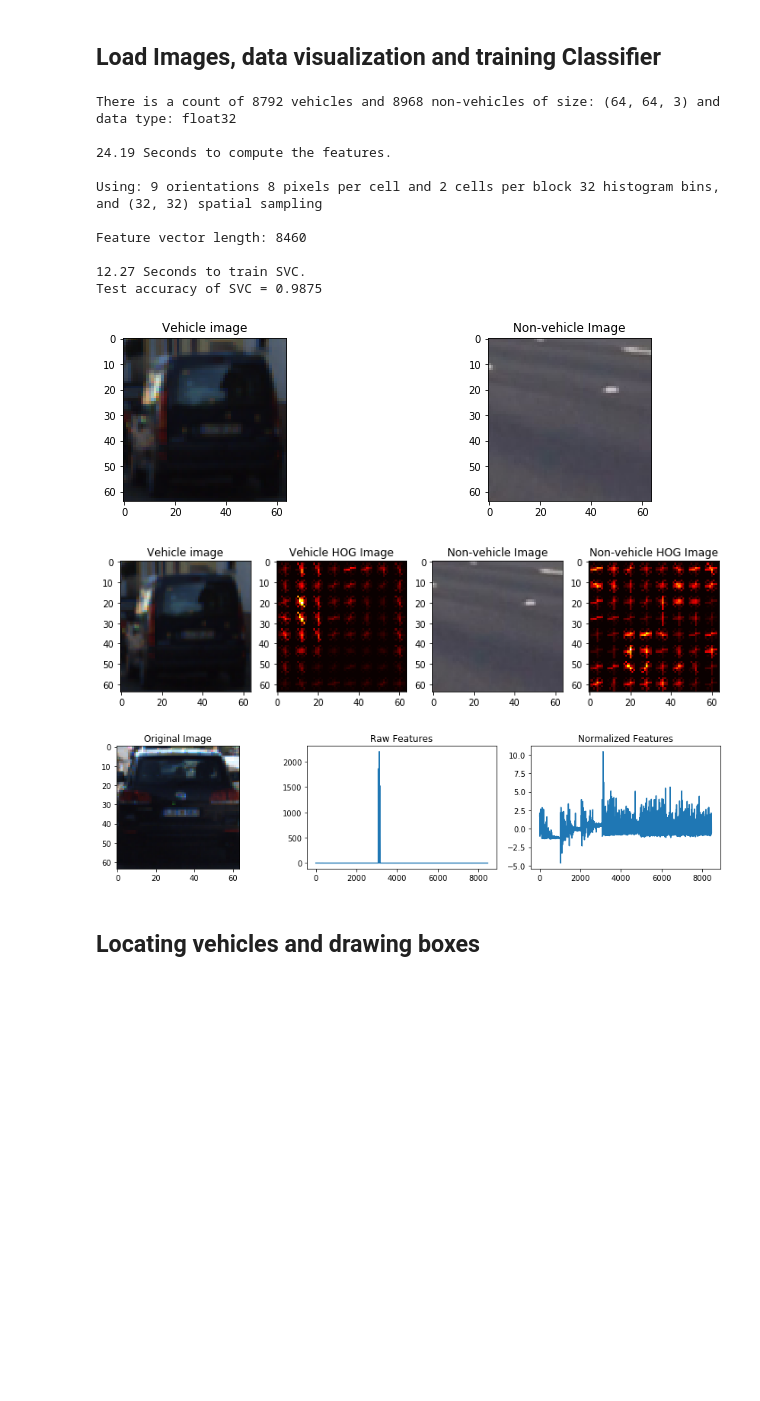
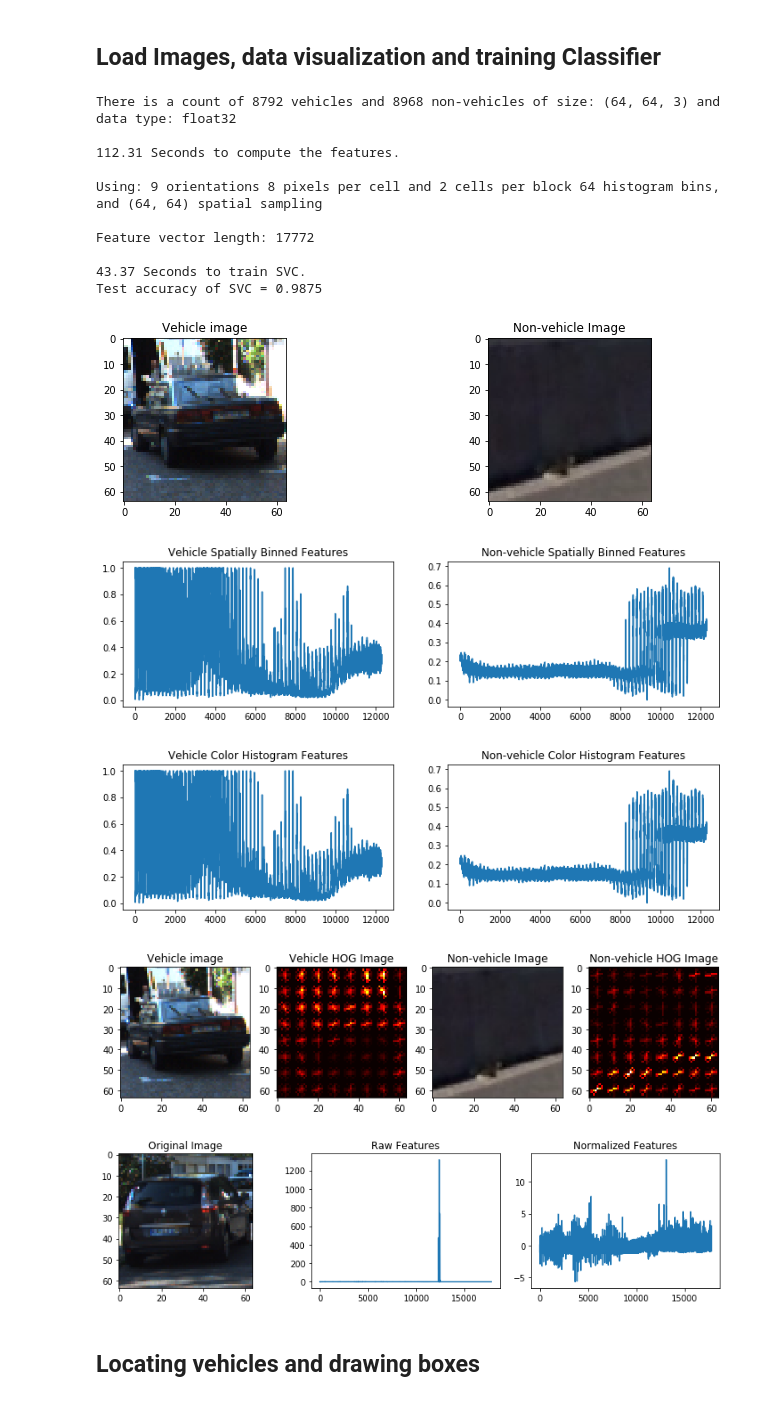
Before and after one commit to Abhaycl/CarND_P5_Vehicle_Detection, a Jupyter notebook: P5.ipynb, the cells around one changed output. Drawn from its saved outputs; the diff is of its cells as text; code cells hidden in the pictures; blank space fills up the shorter version.

```diff
--- a/P5.ipynb
+++ b/P5.ipynb
@@ -738,8 +740,8 @@ pix_per_cell = 8
 cell_per_block = 2
 cspace = 'YCrCb' # Can be GRAY, RGB, HSV, LUV, HLS, YUV, YCrCb
 hog_channel = 1  # Can be 0, 1, 2, or 'ALL'
-spatial_size = (32, 32)  # Dimensions
-hist_bins = 32  # Number of histograms
+spatial_size = (64, 64)  # Dimensions
+hist_bins = 64  # Number of histograms
 spatial_feat = True  # True/False
 hist_feat = True  # True/False
 hog_feat = True  # True/False
@@ -776,6 +778,37 @@ images = [vehicle_image, nonvehicle_image]
 titles = ['Vehicle image', 'Non-vehicle Image']
 fig = plt.figure(figsize = (12, 3))
 visual(fig, 1, 2, images, titles)
+plt.savefig('ouput_images/vehicle_nonvehicle_img.jpg')
+
+
+# Spatial binnning
+vehicle_binning = bin_spatial(vehicle_image, spatial_size)
+nonvehicle_binning = bin_spatial(nonvehicle_image, spatial_size)
+
+# Plot features
+fig = plt.figure(figsize = (12, 3))
+plt.subplot(121)
+plt.plot(vehicle_binning)
+plt.title('Vehicle Spatially Binned Features')
+plt.subplot(122)
+plt.plot(nonvehicle_binning)
+plt.title('Non-vehicle Spatially Binned Features')
+plt.savefig('ouput_images/spatial-binned_img.jpg')
+
+
+#color histogram
+vehicle_color_hist = color_hist(vehicle_image, hist_bins)
+nonvehicle_color_hist = color_hist(nonvehicle_image, hist_bins)
+
+# Plot features
+fig = plt.figure(figsize = (12, 3))
+plt.subplot(121)
+plt.plot(vehicle_binning)
+plt.title('Vehicle Color Histogram Features')
+plt.subplot(122)
+plt.plot(nonvehicle_binning)
+plt.title('Non-vehicle Color Histogram Features')
+plt.savefig('ouput_images/color-histogram_img.jpg')
 
 
 vehicle_features, vehicle_hog_image = single_img_features(vehicle_image, cspace = cspace,
@@ -797,6 +830,7 @@ images = [vehicle_image, vehicle_hog_image, nonvehicle_image, nonvehicle_hog_ima
 titles = ['Vehicle image', 'Vehicle HOG Image', 'Non-vehicle Image', 'Non-vehicle HOG Image']
 fig = plt.figure(figsize = (12, 3))
 visual(fig, 1, 4, images, titles)
+plt.savefig('ouput_images/hog_img.jpg')
 
 
 hog_channel = 'ALL'
@@ -828,7 +862,7 @@ y = np.hstack((np.ones(len(vehicles_features)), np.zeros(len(nonvehicles_feature
 
 # Plot the examples
 vehicle_image = mpimg.imread(pack_vehicles[random_idxs[0]])
-fig = plt.figure(figsize=(12, 3))
+fig = plt.figure(figsize = (11, 3))
 plt.subplot(131)
 plt.imshow(mpimg.imread(pack_vehicles[random_idxs[0]]))
 plt.title('Original Image')
@@ -838,39 +872,43 @@ plt.title('Raw Features')
 plt.subplot(133)
 plt.plot(scaled_x[0])
 plt.title('Normalized Features')
 fig.tight_layout()
+plt.savefig('ouput_images/features_img.jpg')
+
 
 # Split up data into randomized training and test sets
 rand_state = np.random.randint(0, 100)
 x_train, x_test, y_train, y_test = train_test_split(scaled_x, y, test_size=0.1, random_state = rand_state)
 
 print('Using:',orient, 'orientations',pix_per_cell, 'pixels per cell and',
       cell_per_block, 'cells per block', hist_bins, 'histogram bins, and',
       spatial_size, 'spatial sampling\n')
 print('Feature vector length:', len(x_train[0]), '\n')
 
 # Use linear SVC
 svc = LinearSVC()
 
 # Check the training time for the SVC
 t = time.time()
 svc.fit(x_train, y_train)
 print(round(time.time() - t, 2), 'Seconds to train SVC.')
 # Check the score of the SVC
 print('Test accuracy of SVC =', round(svc.score(x_test, y_test), 4))
 # %% [output]
 There is a count of 8792 vehicles and 8968 non-vehicles of size: (64, 64, 3) and data type: float32
 
-24.19 Seconds to compute the features.
+112.31 Seconds to compute the features.
 
-Using: 9 orientations 8 pixels per cell and 2 cells per block 32 histogram bins, and (32, 32) spatial sampling
+Using: 9 orientations 8 pixels per cell and 2 cells per block 64 histogram bins, and (64, 64) spatial sampling
 
-Feature vector length: 8460
+Feature vector length: 17772
 
-12.27 Seconds to train SVC.
+43.37 Seconds to train SVC.
 Test accuracy of SVC = 0.9875
-[figure, old version]
+[figure, new version]
-[figure, old version]
+[figure, new version]
-[figure, old version]
+[figure, new version]
+[figure, added]
+[figure, added]
 # %% [markdown]
 ## Locating vehicles and drawing boxes
```
Also changed, not shown: parts of 9 cells of this notebook.
